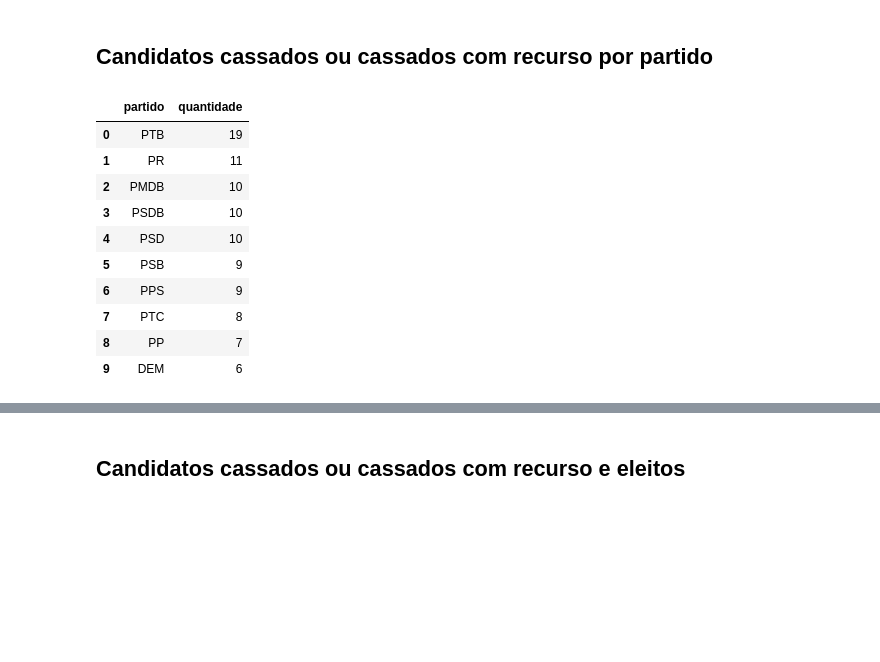
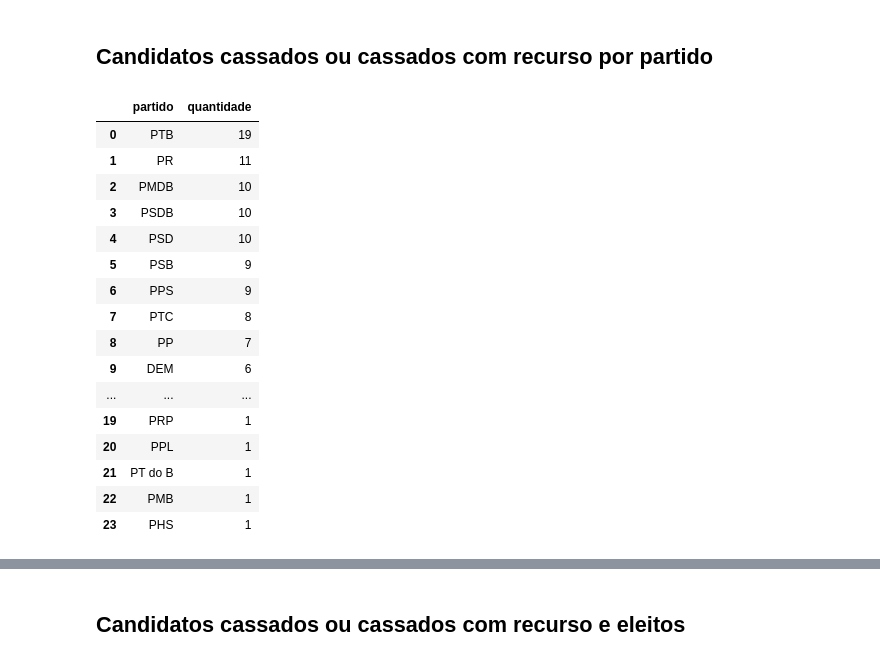
Before and after one commit to matheuscosantos/candidatos-cassados-eleicoes-2016, a Jupyter notebook: Analise_eleicoes_2016.ipynb, the cells around one changed output, grey strips where cells are left out. Cells and saved outputs as stored; diff of their text form; code cells hidden in the pictures; blank space fills up the shorter version.

```diff
--- a/Analise_eleicoes_2016.ipynb
+++ b/Analise_eleicoes_2016.ipynb
@@ -51,23 +73,29 @@ quantidade_por_estado
 # %%
 quantidade_por_partido = dados['sigla_partido'].to_frame() \
                                                .reset_index() \
                                                .groupby(by='sigla_partido') \
                                                .count() \
                                                .sort_values(['index'], ascending=False) \
-                                               .head(10)
+
 
 quantidade_por_partido = quantidade_por_partido.reset_index()
 quantidade_por_partido.columns = ['partido', 'quantidade']
 quantidade_por_partido
 # %% [output]
 |  | partido | quantidade |
 | 0 | PTB | 19 |
 | 1 | PR | 11 |
 | 2 | PMDB | 10 |
 | 3 | PSDB | 10 |
 | 4 | PSD | 10 |
 | 5 | PSB | 9 |
 | 6 | PPS | 9 |
 | 7 | PTC | 8 |
 | 8 | PP | 7 |
 | 9 | DEM | 6 |
+| ... | ... | ... |
+| 19 | PRP | 1 |
+| 20 | PPL | 1 |
+| 21 | PT do B | 1 |
+| 22 | PMB | 1 |
+| 23 | PHS | 1 |
```
Also changed, not shown: parts of 16 cells of this notebook.
